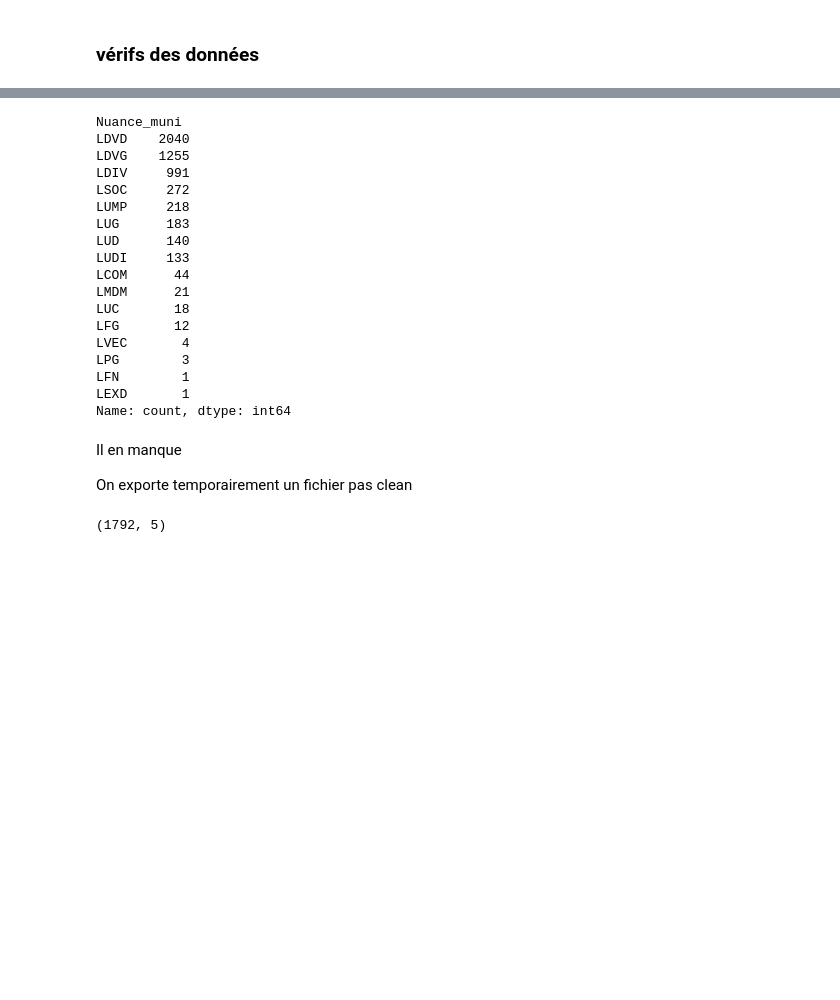
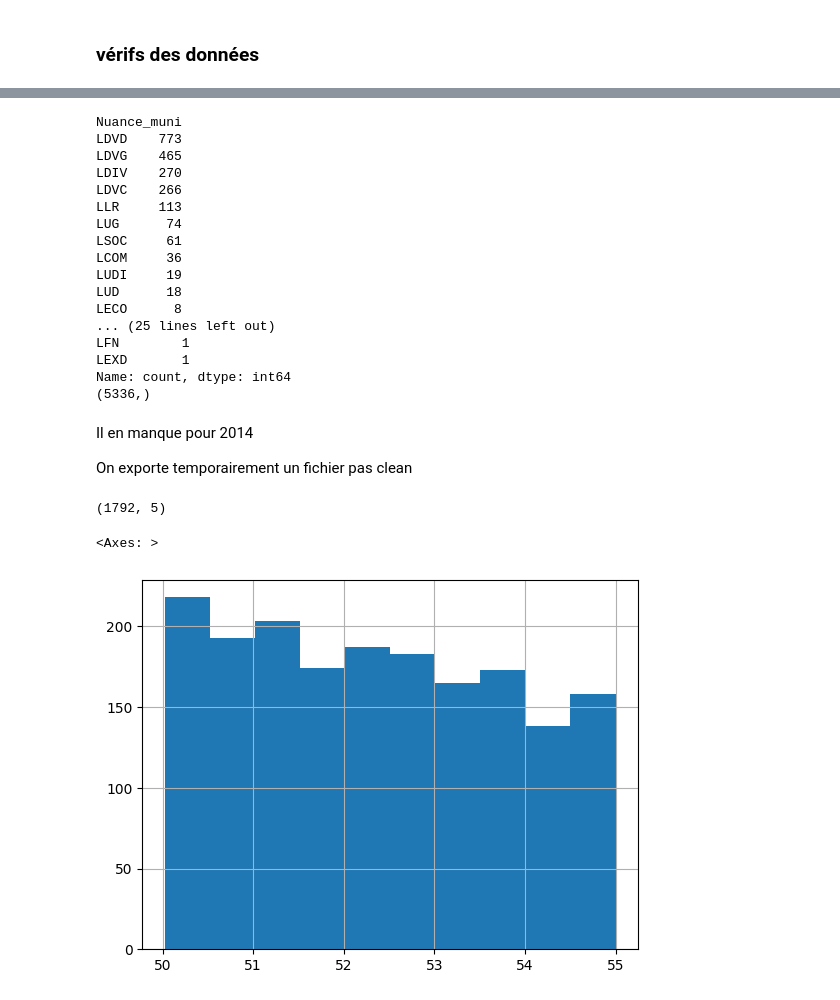
Before and after one commit to xdalp/projet3A, a Jupyter notebook: vote.ipynb, the cells around one changed output, grey strips where cells are left out. Cells and saved outputs as stored; diff of their text form; code cells hidden in the pictures; blank space fills up the shorter version.

```diff
--- a/vote.ipynb
+++ b/vote.ipynb
@@ -532,28 +605,39 @@ Normalement 7606 dans les communes de + de 1000 habitants
 # %%
-fichier_vote_avec_code_postal[
+print(fichier_vote_avec_code_postal[
+    fichier_vote_avec_code_postal['id_election'] == '2020_muni_t1'
+]['Nuance_muni'].value_counts())
+
+print(fichier_vote_avec_code_postal[
+    fichier_vote_avec_code_postal['id_election'] == '2020_muni_t1'
+]['Nuance_muni'].shape)
+
+print(fichier_vote_avec_code_postal[
     fichier_vote_avec_code_postal['id_election'] == '2014_muni_t1'
-]['Nuance_muni'].value_counts()
+]['Nuance_muni'].value_counts())
+
+print(fichier_vote_avec_code_postal[
+    fichier_vote_avec_code_postal['id_election'] == '2014_muni_t1'
+]['Nuance_muni'].shape)
 # %% [output]
 Nuance_muni
-LDVD    2040
-LDVG    1255
-LDIV     991
-LSOC     272
-LUMP     218
-LUG      183
-LUD      140
-LUDI     133
-LCOM      44
-LMDM      21
-LUC       18
-LFG       12
-LVEC       4
-LPG        3
+LDVD    773
+LDVG    465
+LDIV    270
+LDVC    266
+LLR     113
+LUG      74
+LSOC     61
+LCOM     36
+LUDI     19
+LUD      18
+LECO      8
+... (25 lines left out)
 LFN        1
 LEXD       1
 Name: count, dtype: int64
+(5336,)
 # %% [markdown]
-Il en manque
+Il en manque pour 2014
 
 On exporte temporairement un fichier pas clean
 # %%
@@ -563,5 +647,10 @@ fichier_vote_avec_code_postal_clean = fichier_vote_avec_code_postal[['annee',
 fichier_vote_avec_code_postal_clean[(fichier_vote_avec_code_postal_clean['voix_pct'] < 55)].shape
 # %% [output]
 (1792, 5)
+# %%
+fichier_vote_avec_code_postal_clean[(fichier_vote_avec_code_postal_clean['voix_pct'] < 55)]['voix_pct'].hist()
+# %% [output]
+<Axes: >
+[figure, added]
 # %%
 fichier_vote_avec_code_postal_clean.to_csv("/home/onyxia/work/projet3A/donnees_electorales/donnees_muni_epci_completes.csv", index=False)
```
Also changed, not shown: parts of 20 cells of this notebook.
